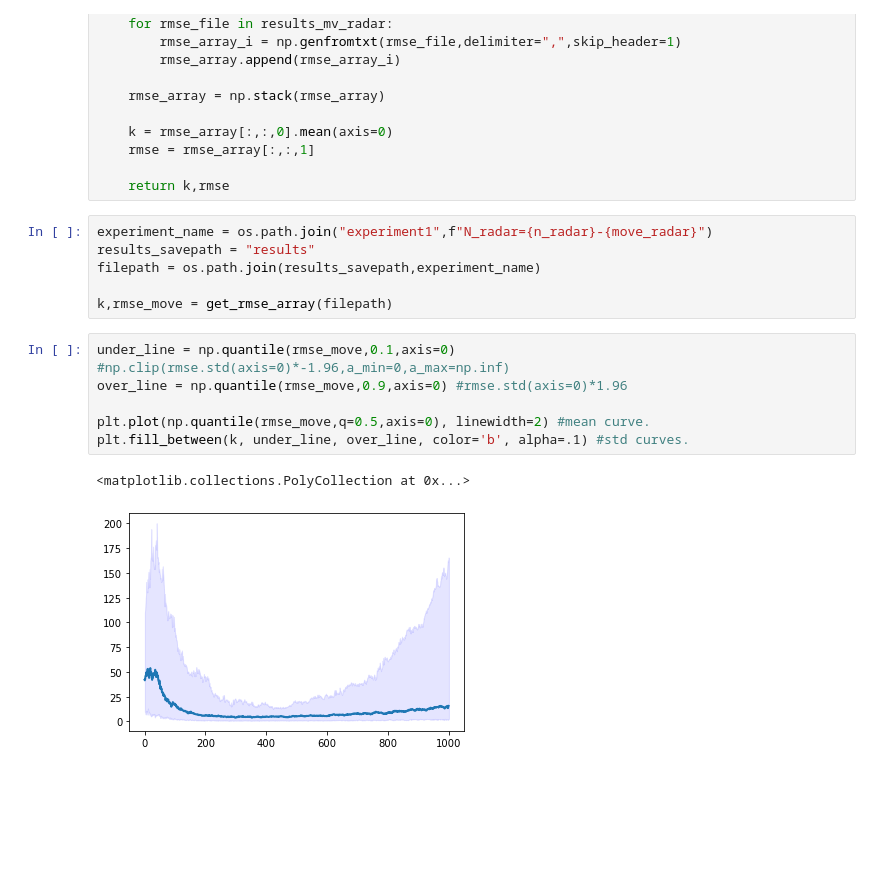
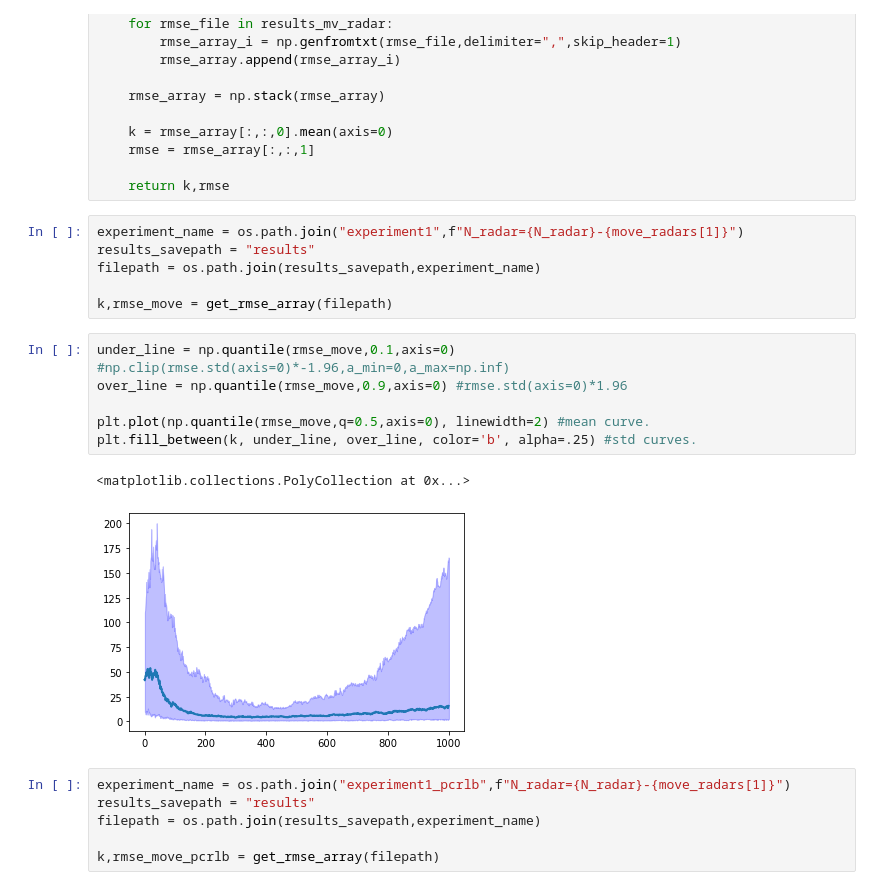
Before and after one commit to mlpotter/OptimalTrackingAndControl, a Jupyter notebook: src_range_publish/visualize_results.ipynb, the cells around one changed output. Drawn from its saved outputs; the diff is of its cells as text; blank space fills up the shorter version.

```diff
--- a/src_range_publish/visualize_results.ipynb
+++ b/src_range_publish/visualize_results.ipynb
@@ -31,7 +31,7 @@ def get_rmse_array(filepath):
 
     return k,rmse
 # %%
-experiment_name = os.path.join("experiment1",f"N_radar={n_radar}-{move_radar}")
+experiment_name = os.path.join("experiment1",f"N_radar={N_radar}-{move_radars[1]}")
 results_savepath = "results"
 filepath = os.path.join(results_savepath,experiment_name)
 
@@ -39,9 +39,15 @@ k,rmse_move = get_rmse_array(filepath)
 # %%
 under_line = np.quantile(rmse_move,0.1,axis=0) #np.clip(rmse.std(axis=0)*-1.96,a_min=0,a_max=np.inf)
 over_line = np.quantile(rmse_move,0.9,axis=0) #rmse.std(axis=0)*1.96
 
 plt.plot(np.quantile(rmse_move,q=0.5,axis=0), linewidth=2) #mean curve.
-plt.fill_between(k, under_line, over_line, color='b', alpha=.1) #std curves.
+plt.fill_between(k, under_line, over_line, color='b', alpha=.25) #std curves.
 # %% [output]
 <matplotlib.collections.PolyCollection at 0x...>
-[figure, old version]
+[figure, new version]
+# %%
+experiment_name = os.path.join("experiment1_pcrlb",f"N_radar={N_radar}-{move_radars[1]}")
+results_savepath = "results"
+filepath = os.path.join(results_savepath,experiment_name)
+
+k,rmse_move_pcrlb = get_rmse_array(filepath)
```
Also changed, not shown: parts of 6 cells of this notebook, 5 other files.
